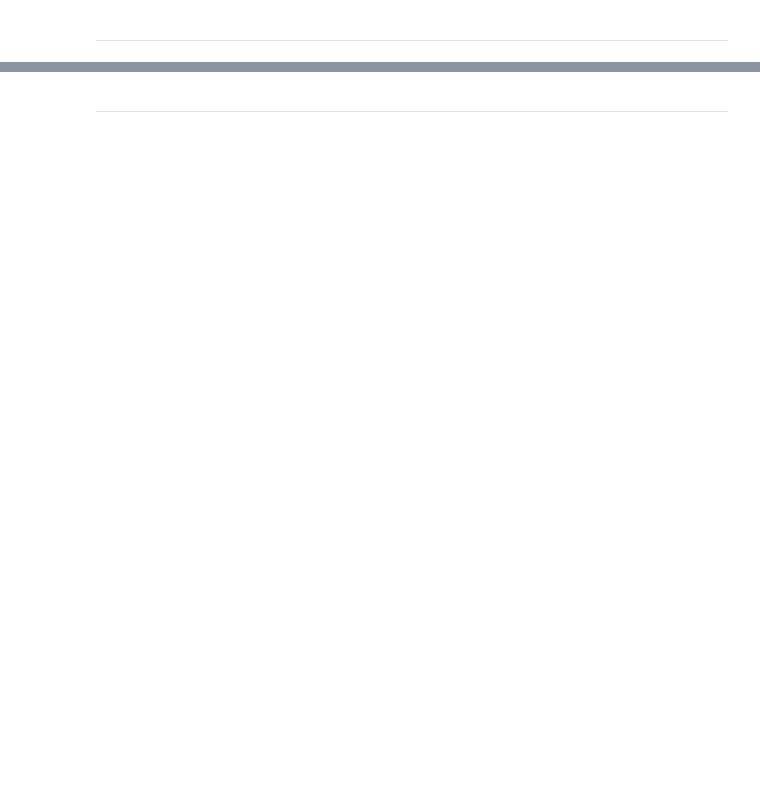
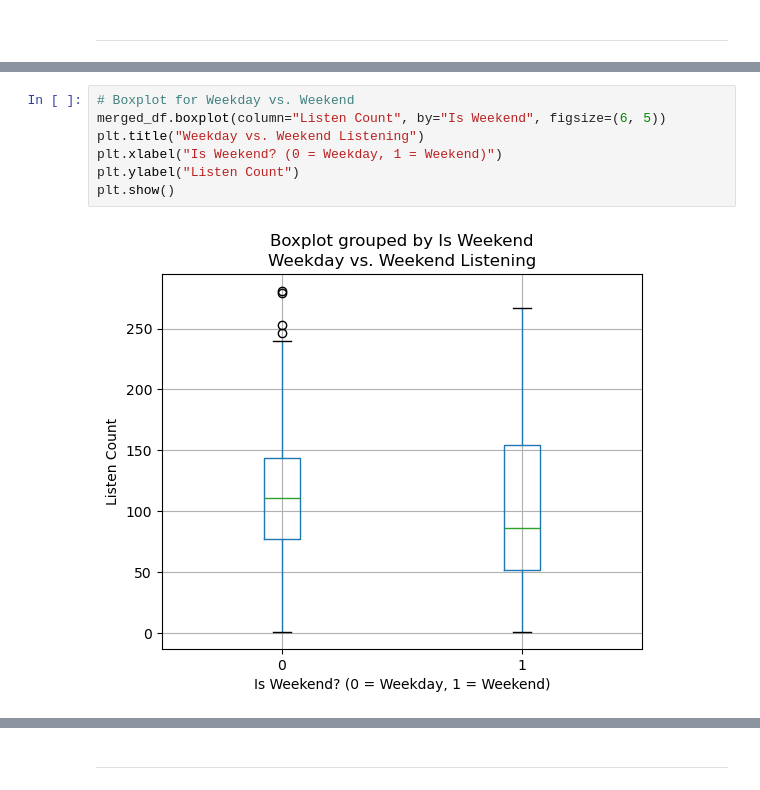
Before and after one commit to tschuff-web/lalaland, a Jupyter notebook: lalaland.ipynb, the cells around one changed output, grey strips where cells are left out. Cells and saved outputs as stored; diff of their text form; blank space fills up the shorter version.

```diff
--- a/lalaland.ipynb
+++ b/lalaland.ipynb
@@ -118,0 +124,9 @@ KeyboardInterrupt:
+# %%
+# Boxplot for Weekday vs. Weekend
+merged_df.boxplot(column="Listen Count", by="Is Weekend", figsize=(6, 5))
+plt.title("Weekday vs. Weekend Listening")
+plt.xlabel("Is Weekend? (0 = Weekday, 1 = Weekend)")
+plt.ylabel("Listen Count")
+plt.show()
+# %% [output]
+[figure, added]
```
Also changed, not shown: parts of 43 cells of this notebook, 4 other files.
